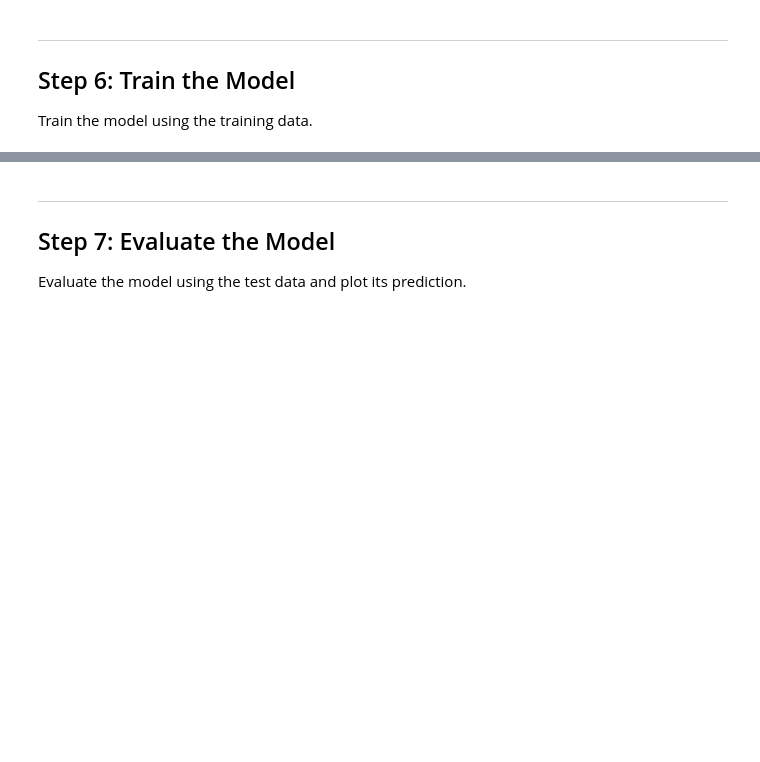
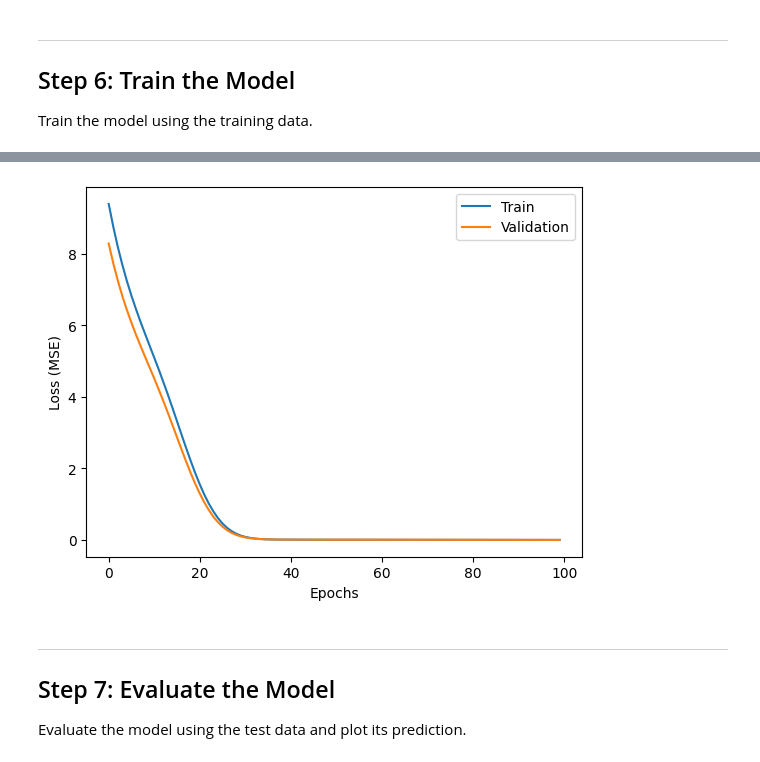
Before and after one commit to giuuusepeda/MLwTF, a Jupyter notebook: machine-learning-with-tensorflow/week-01/Week1_Notebook1_Housing_Prices.ipynb, the cells around one changed output, grey strips where cells are left out. Cells and saved outputs as stored; diff of their text form; code cells hidden in the pictures; blank space fills up the shorter version.

```diff
--- a/machine-learning-with-tensorflow/week-01/Week1_Notebook1_Housing_Prices.ipynb
+++ b/machine-learning-with-tensorflow/week-01/Week1_Notebook1_Housing_Prices.ipynb
@@ -93,10 +91,14 @@ Build a simple neural network with one neuron to predict the house prices.
 Pick a loss function that suits this problem.
 # %%
 # TODO Create the model
-
+model = tf.keras.Sequential([
+    tf.keras.layers.Dense(1, input_shape=(X_train.shape[1],)),  # 1 neurônio, entrada igual ao nº de features
+     tf.keras.layers.Dense(1)
+])
 
 # TODO Compile the model
-
+model.compile(optimizer='adam', loss='mean_squared_error')
 
 # TODO print a Summary of the model
 # Hint: for the parameters to show, you need to define an Input layer; alternatively, you can inspect the summary after fitting the model
+model.summary()
@@ -109,0 +122,10 @@ Train the model using the training data.
+# %%
+# TODO Train the model
+history = model.fit(
+    X_train,
+    y_train,
+    epochs=100,           # número de épocas — pode ajustar conforme o desempenho
+    batch_size=32,        # tamanho do lote
+    validation_data=(X_test, y_test),  # para acompanhar o erro no conjunto de teste
+    verbose=1             # 1 = mostra progresso
+)
@@ -110,3 +150,12 @@ Train the model using the training data.
+# %%
+plt.plot(history.history['loss'], label='Train')
+plt.plot(history.history['val_loss'], label='Validation')
+plt.xlabel('Epochs')
+plt.ylabel('Loss (MSE)')
+plt.legend()
+plt.show()
+# %% [output]
+[figure, added]
 # %% [markdown]
 ---
 
```
Also changed, not shown: parts of 6 cells of this notebook.
